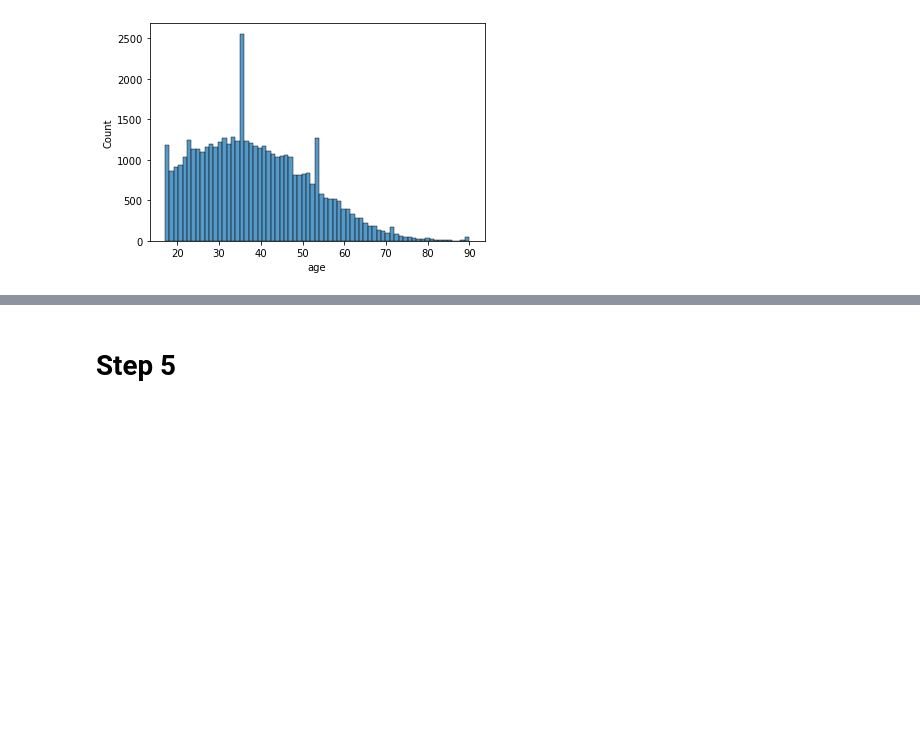
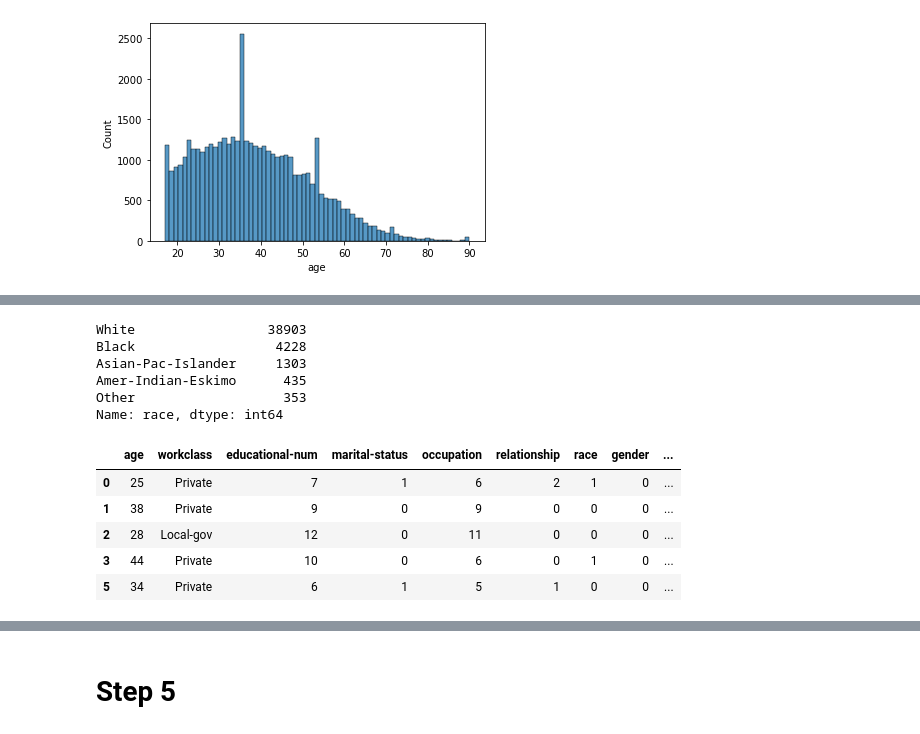
Before and after one commit to Iman-school/project-1-adwansara, a Jupyter notebook: Project.ipynb, the cells around one changed output, grey strips where cells are left out. Saved outputs shown, nothing was run; the diff lists cells and outputs as text; code cells hidden in the pictures; blank space fills up the shorter version.

```diff
--- a/Project.ipynb
+++ b/Project.ipynb
@@ -313,0 +377,24 @@ sns.factorplot('income',data=df,hue='marital-status',kind='count')
+# %%
+#race
+
+df["race"].value_counts()
+# %% [output]
+White                 38903
+Black                  4228
+Asian-Pac-Islander     1303
+Amer-Indian-Eskimo      435
+Other                   353
+Name: race, dtype: int64
+# %%
+
+cleanup_race = {"race":    {"White":0, "Black":1, "Asian-Pac-Islander":2, "Amer-Indian-Eskimo":3, "Other":4}}
+# %%
+df=df.replace(cleanup_race)
+df.head()
+# %% [output]
+|  | age | workclass | educational-num | marital-status | occupation | relationship | race | gender | ... |
+| 0 | 25 | Private | 7 | 1 | 6 | 2 | 1 | 0 | ... |
+| 1 | 38 | Private | 9 | 0 | 9 | 0 | 0 | 0 | ... |
+| 2 | 28 | Local-gov | 12 | 0 | 11 | 0 | 0 | 0 | ... |
+| 3 | 44 | Private | 10 | 0 | 6 | 0 | 1 | 0 | ... |
+| 5 | 34 | Private | 6 | 1 | 5 | 1 | 0 | 0 | ... |
```
Also changed, not shown: parts of 50 cells of this notebook.
